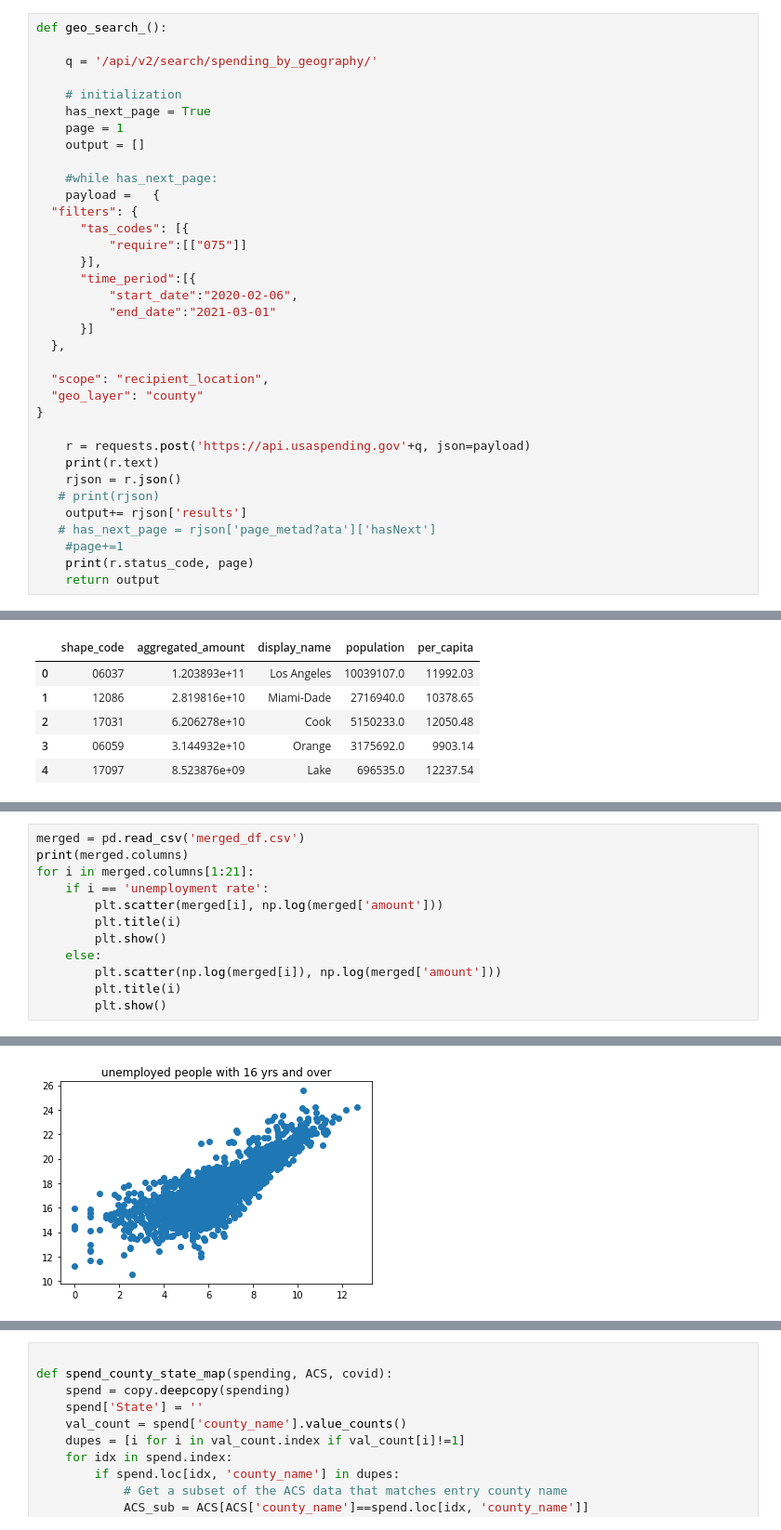
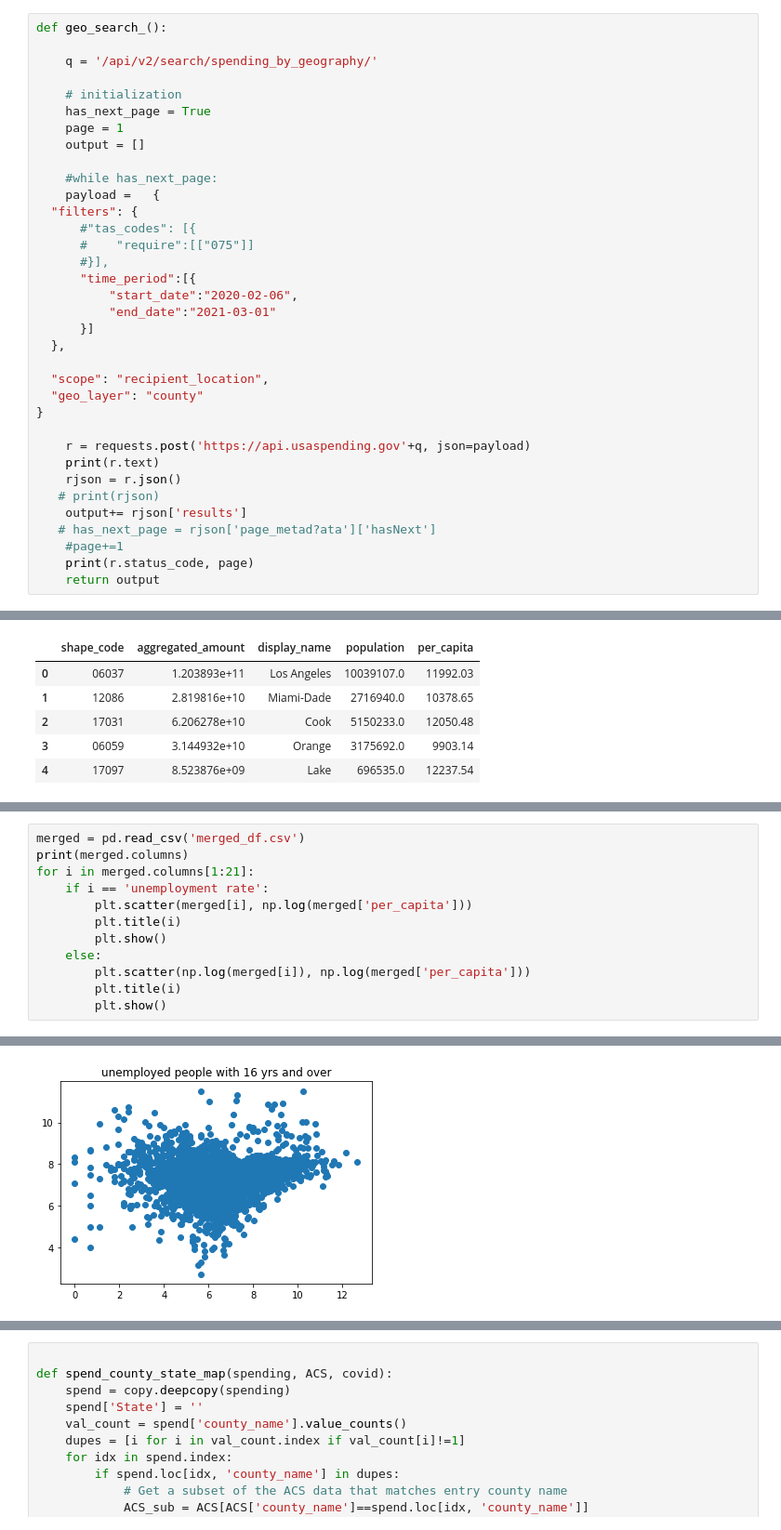
Before and after one commit to HenryDorsey/ConsultingProject, a Jupyter notebook: scratch.ipynb, the cells around one changed output, grey strips where cells are left out. Shown at 93% size. Drawn from its saved outputs; the diff is of its cells as text.

```diff
--- a/scratch.ipynb
+++ b/scratch.ipynb
@@ -257,9 +273,9 @@ def geo_search_():
     #while has_next_page:
     payload =   {
   "filters": {
-      "tas_codes": [{
-          "require":[["075"]]
-      }],
+      #"tas_codes": [{
+      #    "require":[["075"]]
+      #}],
       "time_period":[{
           "start_date":"2020-02-06",
           "end_date":"2021-03-01"
@@ -333,11 +356,11 @@ merged = pd.read_csv('merged_df.csv')
 print(merged.columns)
 for i in merged.columns[1:21]:
     if i == 'unemployment rate':
-        plt.scatter(merged[i], np.log(merged['amount']))
+        plt.scatter(merged[i], np.log(merged['per_capita']))
         plt.title(i)
         plt.show()
     else:
-        plt.scatter(np.log(merged[i]), np.log(merged['amount']))
+        plt.scatter(np.log(merged[i]), np.log(merged['per_capita']))
         plt.title(i)
         plt.show()
 # %% [output]
@@ -358 +381 @@ Index(['Unnamed: 0', 'employed people with 16 yrs and over',
-[figure, old version]
+[figure, new version]
```
Also changed, not shown: parts of 7 cells of this notebook, 1 other file.
